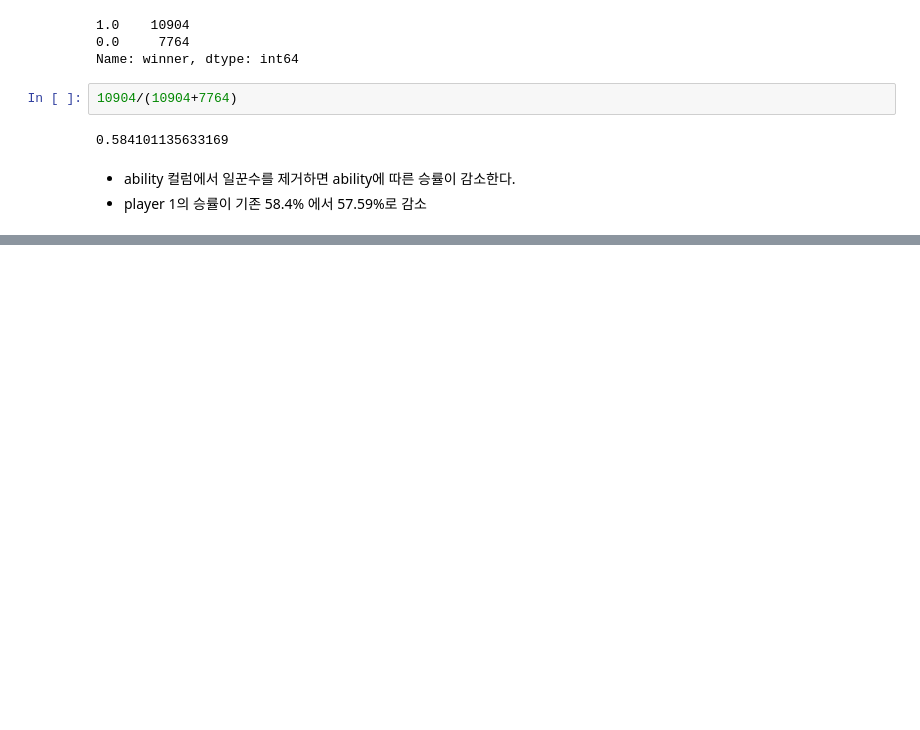
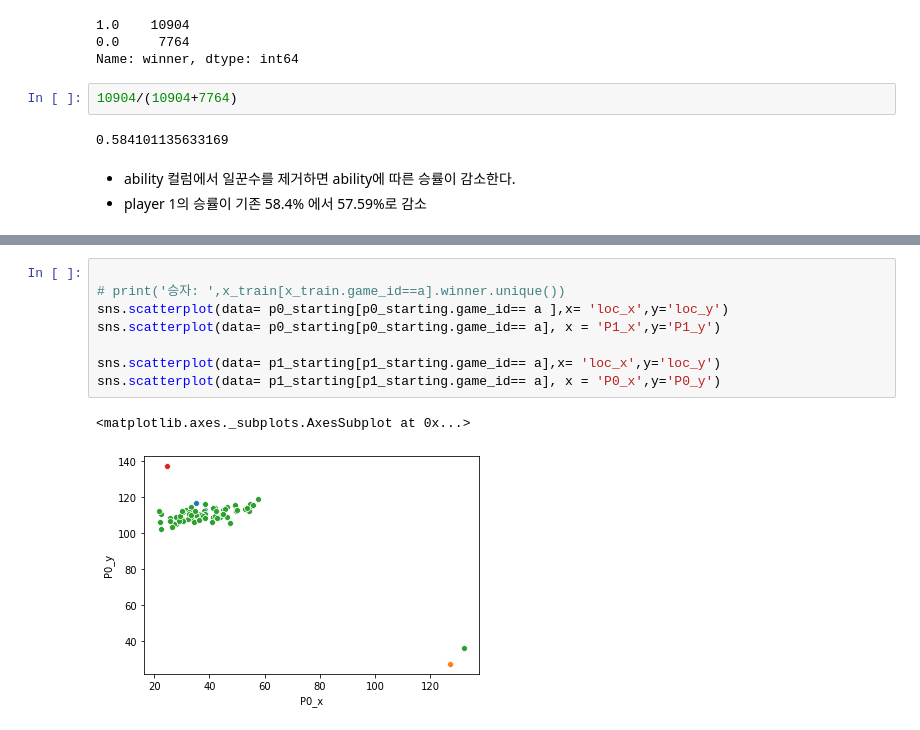
Before and after one commit to dbsgh3344/kaggle_study, a Jupyter notebook: dacon_starcraft/EDA/EDA Ability.ipynb, the cells around one changed output, grey strips where cells are left out. Saved outputs shown, nothing was run; the diff lists cells and outputs as text; blank space fills up the shorter version.

```diff
--- a/dacon_starcraft/EDA/EDA Ability.ipynb
+++ b/dacon_starcraft/EDA/EDA Ability.ipynb
@@ -233,0 +754,11 @@ Name: winner, dtype: int64
+# %%
+
+# print('승자: ',x_train[x_train.game_id==a].winner.unique())
+sns.scatterplot(data= p0_starting[p0_starting.game_id== a ],x= 'loc_x',y='loc_y')
+sns.scatterplot(data= p0_starting[p0_starting.game_id== a], x = 'P1_x',y='P1_y')
+
+sns.scatterplot(data= p1_starting[p1_starting.game_id== a],x= 'loc_x',y='loc_y')
+sns.scatterplot(data= p1_starting[p1_starting.game_id== a], x = 'P0_x',y='P0_y')
+# %% [output]
+<matplotlib.axes._subplots.AxesSubplot at 0x...>
+[figure, added]
```
Also changed, not shown: parts of 170 cells of this notebook, 2 other files.
